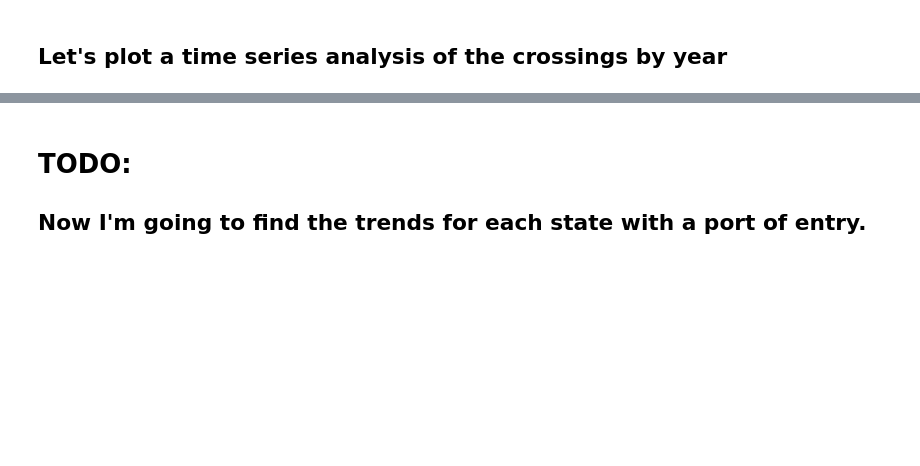
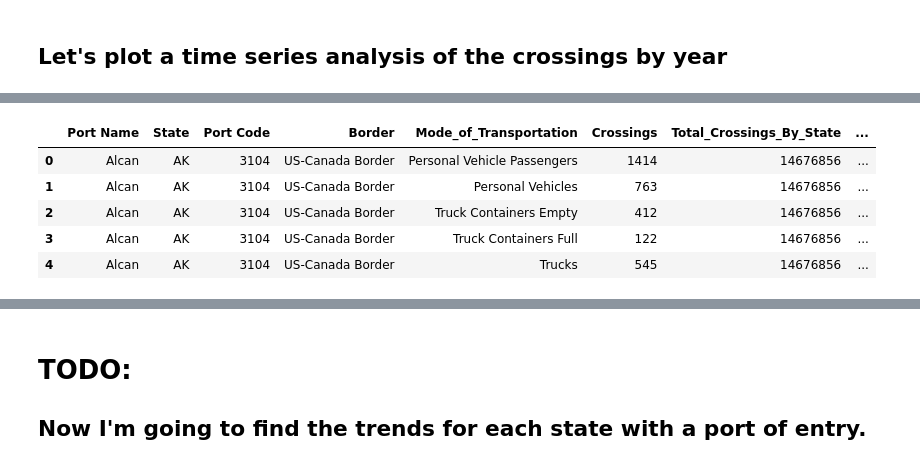
Before and after one commit to michaelbeebe123/us_border_crossings, a Jupyter notebook: border_crossings.ipynb, the cells around one changed output, grey strips where cells are left out. Saved outputs shown, nothing was run; the diff lists cells and outputs as text; code cells hidden in the pictures; blank space fills up the shorter version.

```diff
--- a/border_crossings.ipynb
+++ b/border_crossings.ipynb
@@ -246 +248,11 @@ Now that we know what the trend seems to be for overall crossings, now let's fin
 --
+# %%
+canada_df = df1.loc[df1['Border'] == 'US-Canada Border']
+canada_df.head()
+# %% [output]
+|  | Port Name | State | Port Code | Border | Mode_of_Transportation | Crossings | Total_Crossings_By_State | ... |
+| 0 | Alcan | AK | 3104 | US-Canada Border | Personal Vehicle Passengers | 1414 | 14676856 | ... |
+| 1 | Alcan | AK | 3104 | US-Canada Border | Personal Vehicles | 763 | 14676856 | ... |
+| 2 | Alcan | AK | 3104 | US-Canada Border | Truck Containers Empty | 412 | 14676856 | ... |
+| 3 | Alcan | AK | 3104 | US-Canada Border | Truck Containers Full | 122 | 14676856 | ... |
+| 4 | Alcan | AK | 3104 | US-Canada Border | Trucks | 545 | 14676856 | ... |
```
Also changed, not shown: parts of 18 cells of this notebook.
